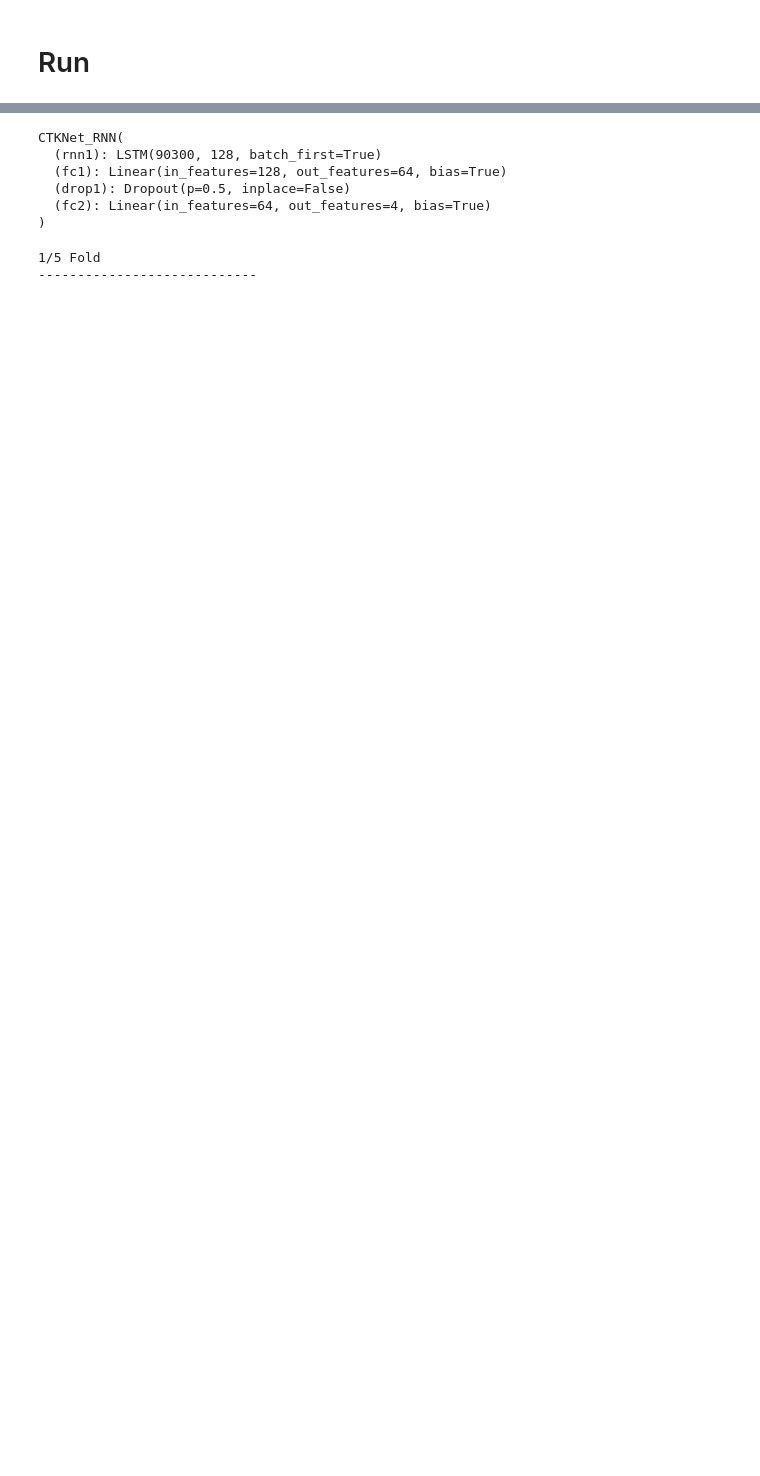
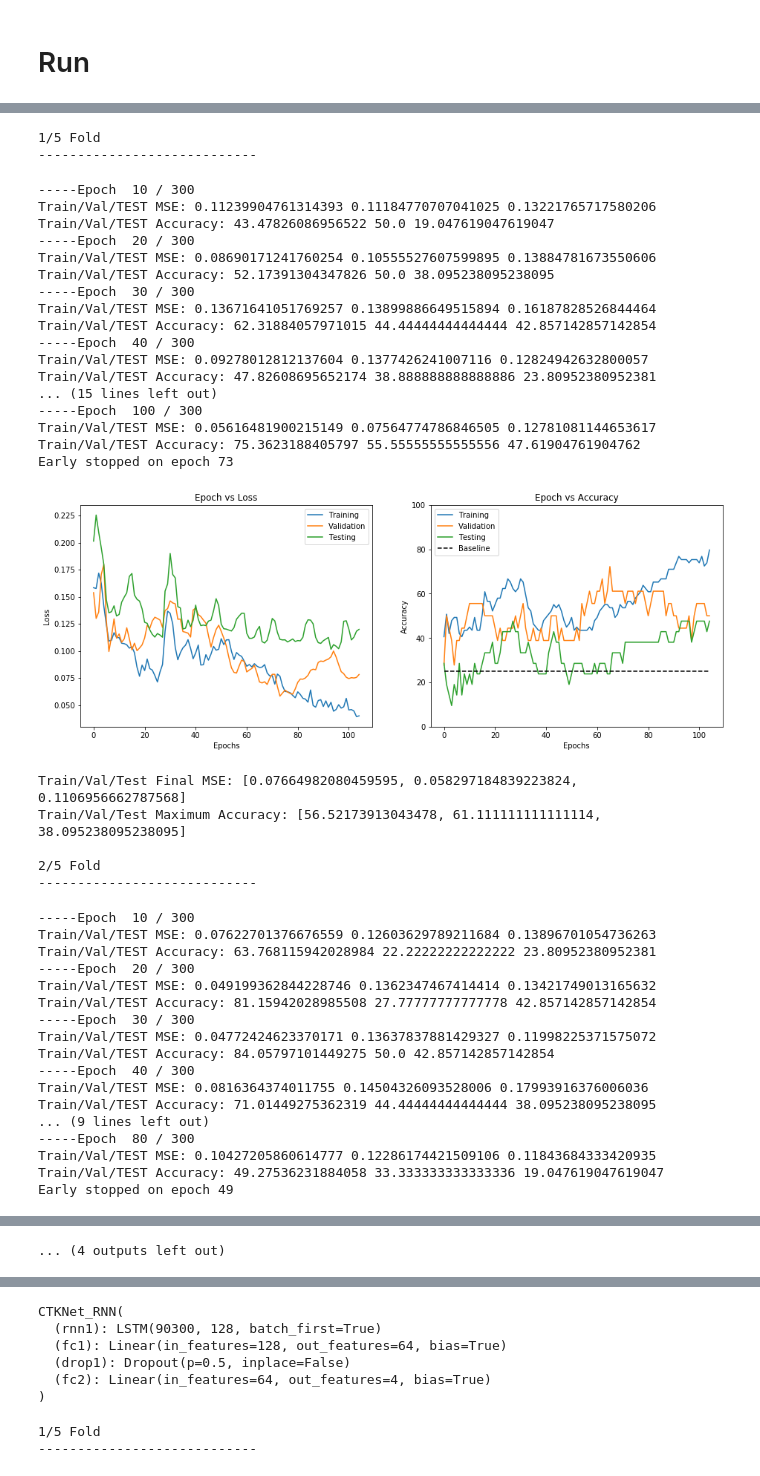
Before and after one commit to dmnburrows/CerealTimeKillers, a Jupyter notebook: CerealTimeKillersNet.ipynb, the cells around one changed output, grey strips where cells are left out. Drawn from its saved outputs; the diff is of its cells as text; code cells hidden in the pictures; blank space fills up the shorter version.

```diff
--- a/CerealTimeKillersNet.ipynb
+++ b/CerealTimeKillersNet.ipynb
@@ -423,0 +542,54 @@ Single output data size: (4,)
+# %%
+
+# Model simulation
+loss_K, acc_K, param_K, models_K = CerealTimeKillersModelSimulator(args, CerealTimeKillersLabels,
+                                                                   TrainDataLoader,
+                                                                   ValDataLoader,
+                                                                   TestDataLoader,
+                                                                   DataSize,
+                                                                   is_2D = Is_2D_to_quardrant_emotion,
+                                                                   K_fold_train = K_fold_train,
+                                                                   k_folds = k_folds)
+# %% [output]
+1/5 Fold
+----------------------------
+-----Epoch  10 / 300
+Train/Val/TEST MSE: 0.11239904761314393 0.11184770707041025 0.13221765717580206
+Train/Val/TEST Accuracy: 43.47826086956522 50.0 19.047619047619047
+-----Epoch  20 / 300
+Train/Val/TEST MSE: 0.08690171241760254 0.10555527607599895 0.13884781673550606
+Train/Val/TEST Accuracy: 52.17391304347826 50.0 38.095238095238095
+-----Epoch  30 / 300
+Train/Val/TEST MSE: 0.13671641051769257 0.13899886649515894 0.16187828526844464
+Train/Val/TEST Accuracy: 62.31884057971015 44.44444444444444 42.857142857142854
+-----Epoch  40 / 300
+Train/Val/TEST MSE: 0.09278012812137604 0.1377426241007116 0.12824942632800057
+Train/Val/TEST Accuracy: 47.82608695652174 38.888888888888886 23.80952380952381
+... (15 lines left out)
+-----Epoch  100 / 300
+Train/Val/TEST MSE: 0.05616481900215149 0.07564774786846505 0.12781081144653617
+Train/Val/TEST Accuracy: 75.3623188405797 55.55555555555556 47.61904761904762
+Early stopped on epoch 73
+[figure, added]
+Train/Val/Test Final MSE: [0.07664982080459595, 0.058297184839223824, 0.1106956662787568]
+Train/Val/Test Maximum Accuracy: [56.52173913043478, 61.111111111111114, 38.095238095238095]
+
+2/5 Fold
+----------------------------
+-----Epoch  10 / 300
+Train/Val/TEST MSE: 0.07622701376676559 0.12603629789211684 0.13896701054736263
+Train/Val/TEST Accuracy: 63.768115942028984 22.22222222222222 23.80952380952381
+-----Epoch  20 / 300
+Train/Val/TEST MSE: 0.049199362844228746 0.1362347467414414 0.13421749013165632
+Train/Val/TEST Accuracy: 81.15942028985508 27.77777777777778 42.857142857142854
+-----Epoch  30 / 300
+Train/Val/TEST MSE: 0.04772424623370171 0.13637837881429327 0.11998225371575072
+Train/Val/TEST Accuracy: 84.05797101449275 50.0 42.857142857142854
+-----Epoch  40 / 300
+Train/Val/TEST MSE: 0.0816364374011755 0.14504326093528006 0.17993916376006036
+Train/Val/TEST Accuracy: 71.01449275362319 44.44444444444444 38.095238095238095
+... (9 lines left out)
+-----Epoch  80 / 300
+Train/Val/TEST MSE: 0.10427205860614777 0.12286174421509106 0.11843684333420935
+Train/Val/TEST Accuracy: 49.27536231884058 33.333333333333336 19.047619047619047
+Early stopped on epoch 49
@@ -423,0 +643 @@ Single output data size: (4,)
+... (4 outputs left out)
```
Also changed, not shown: parts of 14 cells of this notebook.
